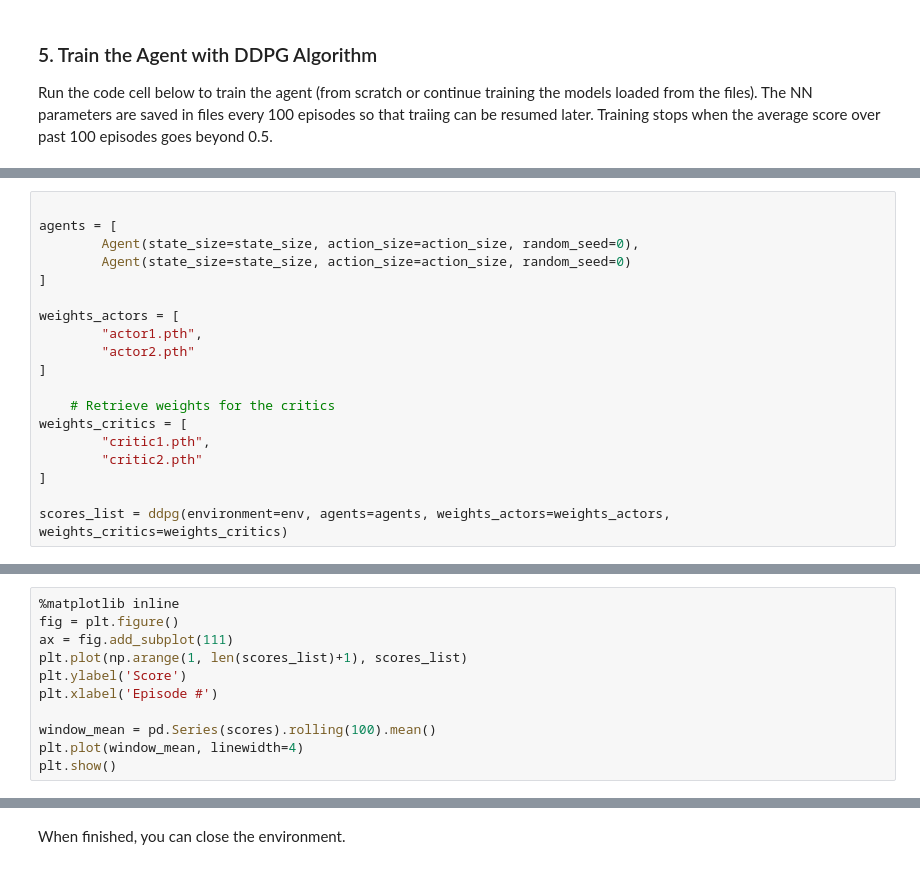
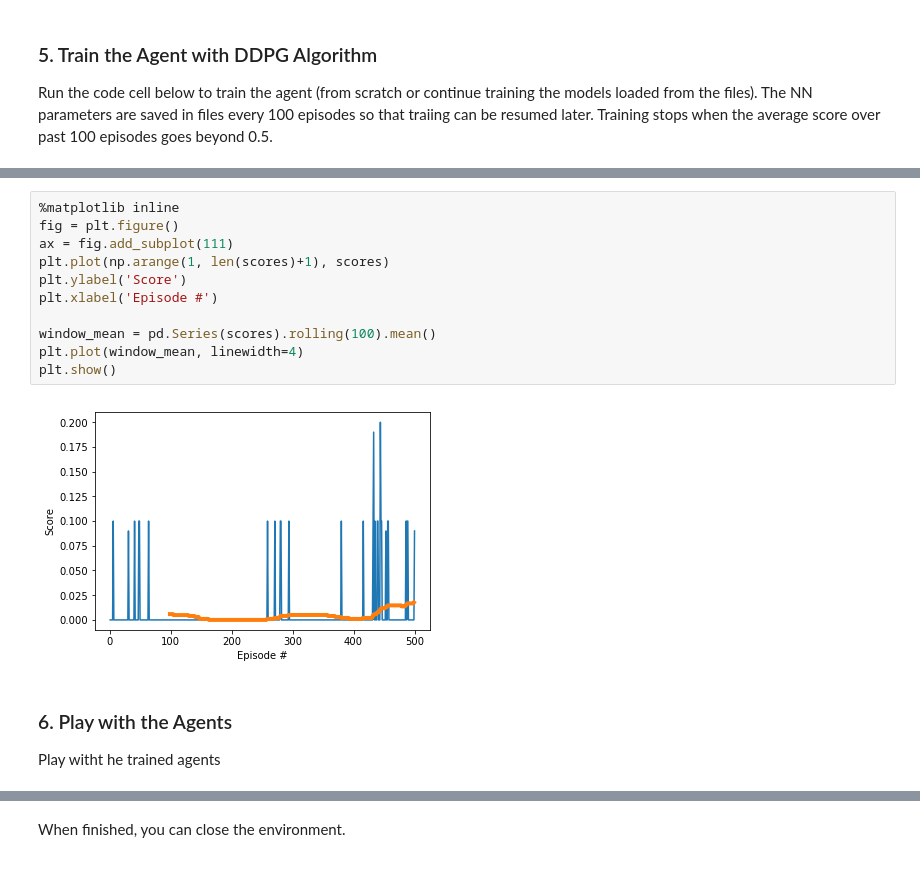
Before and after one commit to dumitrudandamian/deep-reinforcement-learning-p3_collab-compet, a Jupyter notebook: Report.ipynb, the cells around one changed output, grey strips where cells are left out. Saved outputs shown, nothing was run; the diff lists cells and outputs as text.

```diff
--- a/Report.ipynb
+++ b/Report.ipynb
@@ -142,19 +387,0 @@ def ddpg(environment, agents, weights_actors, weights_critics, n_episodes=2000):
-# %%
-
-agents = [
-        Agent(state_size=state_size, action_size=action_size, random_seed=0),
-        Agent(state_size=state_size, action_size=action_size, random_seed=0)
-]
-
-weights_actors = [
-        "actor1.pth",
-        "actor2.pth"
-]
-
-    # Retrieve weights for the critics
-weights_critics = [
-        "critic1.pth",
-        "critic2.pth"
-]
-
-scores_list = ddpg(environment=env, agents=agents, weights_actors=weights_actors, weights_critics=weights_critics)
@@ -161,11 +448,16 @@ scores_list = ddpg(environment=env, agents=agents, weights_actors=weights_actors
 # %%
 %matplotlib inline
 fig = plt.figure()
 ax = fig.add_subplot(111)
-plt.plot(np.arange(1, len(scores_list)+1), scores_list)
+plt.plot(np.arange(1, len(scores)+1), scores)
 plt.ylabel('Score')
 plt.xlabel('Episode #')
 
 window_mean = pd.Series(scores).rolling(100).mean()
 plt.plot(window_mean, linewidth=4)
 plt.show()
+# %% [output]
+[figure, added]
+# %% [markdown]
+### 6. Play with the Agents
+Play witht he trained agents
```
Also changed, not shown: parts of 18 cells of this notebook, 4 other files.
